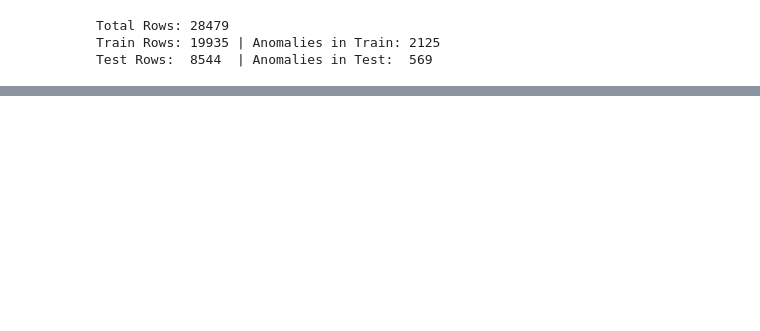
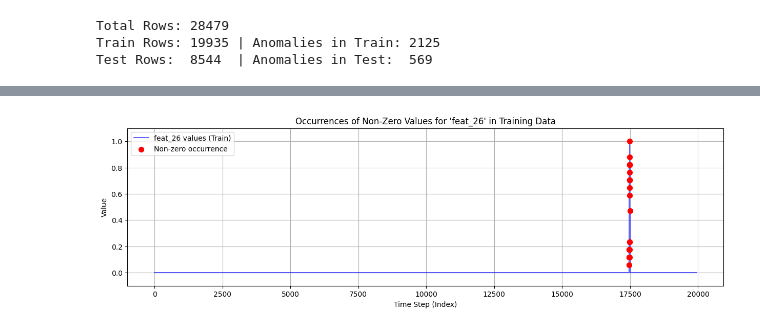
Before and after one commit to brenky7/cloud_metrics_predictions, a Jupyter notebook: notebooks/data_analysis.ipynb, the cells around one changed output, grey strips where cells are left out. Drawn from its saved outputs; the diff is of its cells as text; code cells hidden in the pictures; blank space fills up the shorter version.

```diff
--- a/notebooks/data_analysis.ipynb
+++ b/notebooks/data_analysis.ipynb
@@ -31,0 +101,25 @@ Test Rows:  8544  | Anomalies in Test:  569
+# %%
+feat_26_series_train = train_df['feat_26']
+
+# Identify indices where 'feat_26' is not zero
+non_zero_indices_train = feat_26_series_train[feat_26_series_train != 0].index
+
+plt.figure(figsize=(15, 4))
+# Plot the entire series
+plt.plot(feat_26_series_train.index, feat_26_series_train.values,
+         alpha=0.6, label='feat_26 values (Train)', color='blue')
+
+# Highlight the non-zero occurrences as distinct points
+if len(non_zero_indices_train) > 0:
+    plt.scatter(non_zero_indices_train, feat_26_series_train[non_zero_indices_train],
+                color='red', s=50, zorder=5, label='Non-zero occurrence')
+
+plt.title("Occurrences of Non-Zero Values for 'feat_26' in Training Data")
+plt.xlabel("Time Step (Index)")
+plt.ylabel("Value")
+plt.ylim(-0.1, 1.1)
+plt.grid(True)
+plt.legend()
+plt.show()
+# %% [output]
+[figure, added]
```
Also changed, not shown: parts of 21 cells of this notebook, 1 other file.
